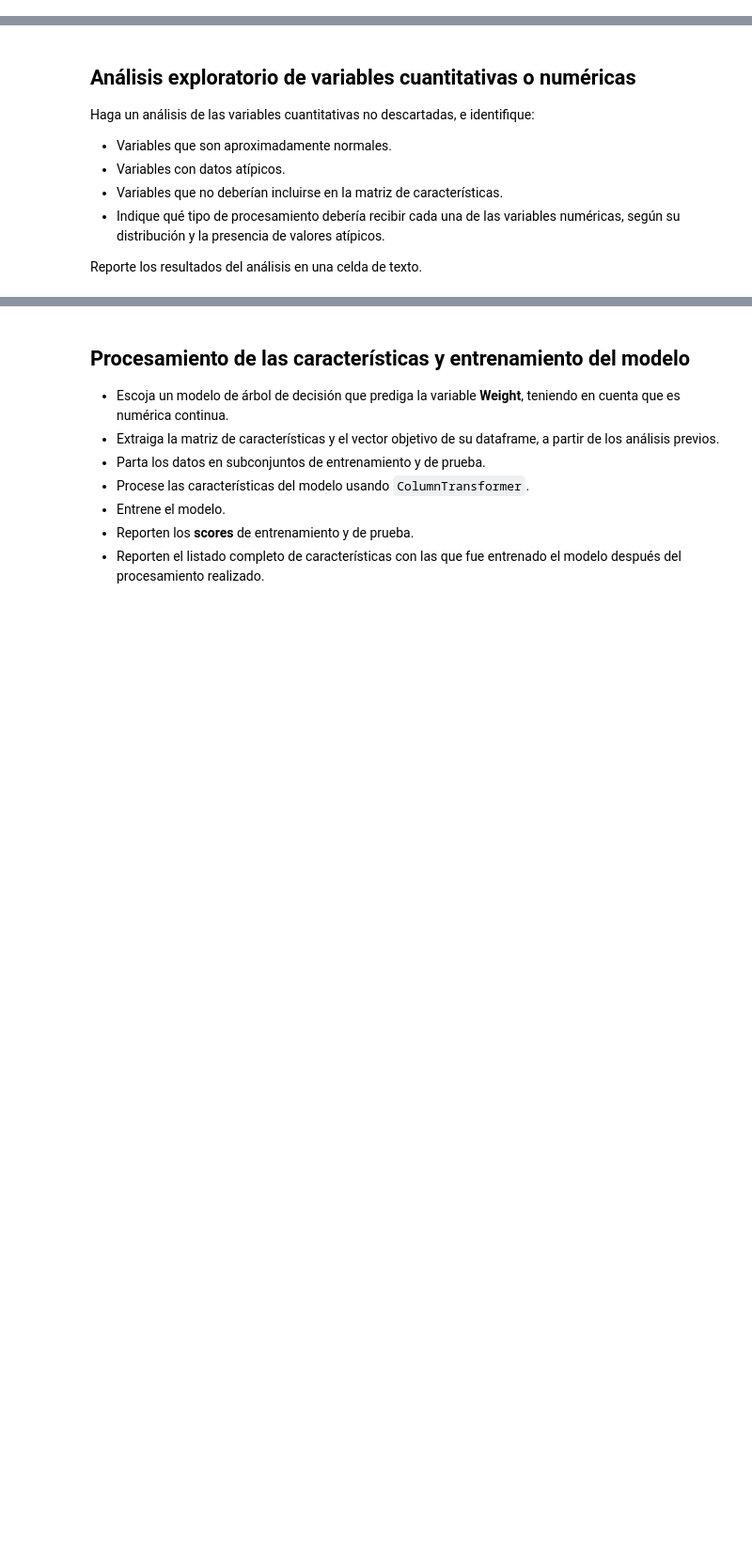
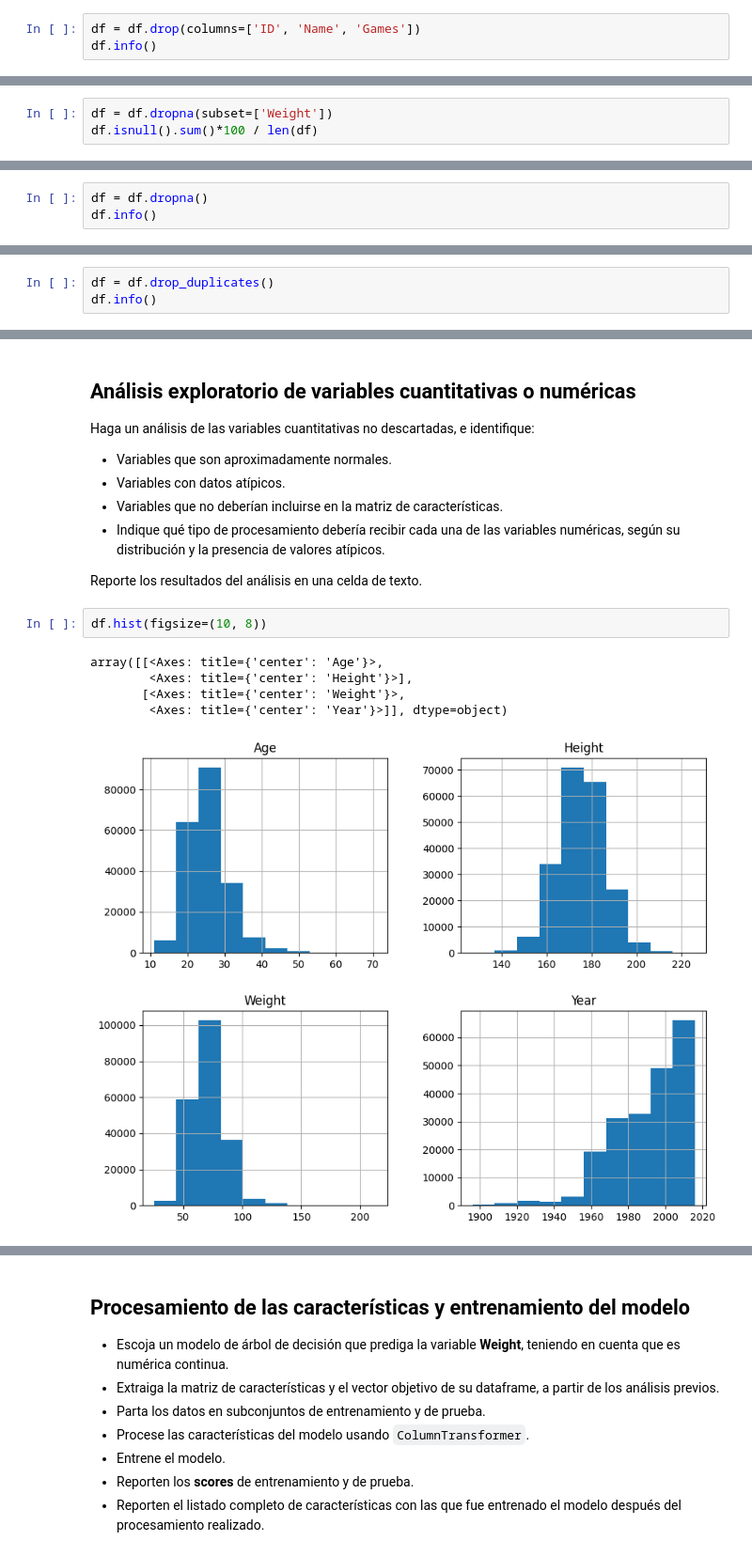
Before and after one commit to jhquiza/ap-2026-1-61, a Jupyter notebook: notebooks/AP_Evaluación_1.ipynb, the cells around one changed output, grey strips where cells are left out. Shown at 94% size. Saved outputs shown, nothing was run; the diff lists cells and outputs as text; blank space fills up the shorter version.

```diff
--- a/notebooks/AP_Evaluación_1.ipynb
+++ b/notebooks/AP_Evaluación_1.ipynb
@@ -33,0 +155,3 @@ Gestione los datos duplicados y los datos nulos. En el caso de la variable **Med
+# %%
+df = df.drop(columns=['ID', 'Name', 'Games'])
+df.info()
@@ -33,0 +178,3 @@ Gestione los datos duplicados y los datos nulos. En el caso de la variable **Med
+# %%
+df = df.dropna(subset=['Weight'])
+df.isnull().sum()*100 / len(df)
@@ -33,0 +197,3 @@ Gestione los datos duplicados y los datos nulos. En el caso de la variable **Med
+# %%
+df = df.dropna()
+df.info()
@@ -33,0 +222,3 @@ Gestione los datos duplicados y los datos nulos. En el caso de la variable **Med
+# %%
+df = df.drop_duplicates()
+df.info()
@@ -54,3 +389,11 @@ Haga un análisis de las variables cuantitativas no descartadas, e identifique:
 - Indique qué tipo de procesamiento debería recibir cada una de las variables numéricas, según su distribución y la presencia de valores atípicos.
 
 Reporte los resultados del análisis en una celda de texto.
+# %%
+df.hist(figsize=(10, 8))
+# %% [output]
+array([[<Axes: title={'center': 'Age'}>,
+        <Axes: title={'center': 'Height'}>],
+       [<Axes: title={'center': 'Weight'}>,
+        <Axes: title={'center': 'Year'}>]], dtype=object)
+[figure, added]
```
Also changed, not shown: parts of 42 cells of this notebook.
